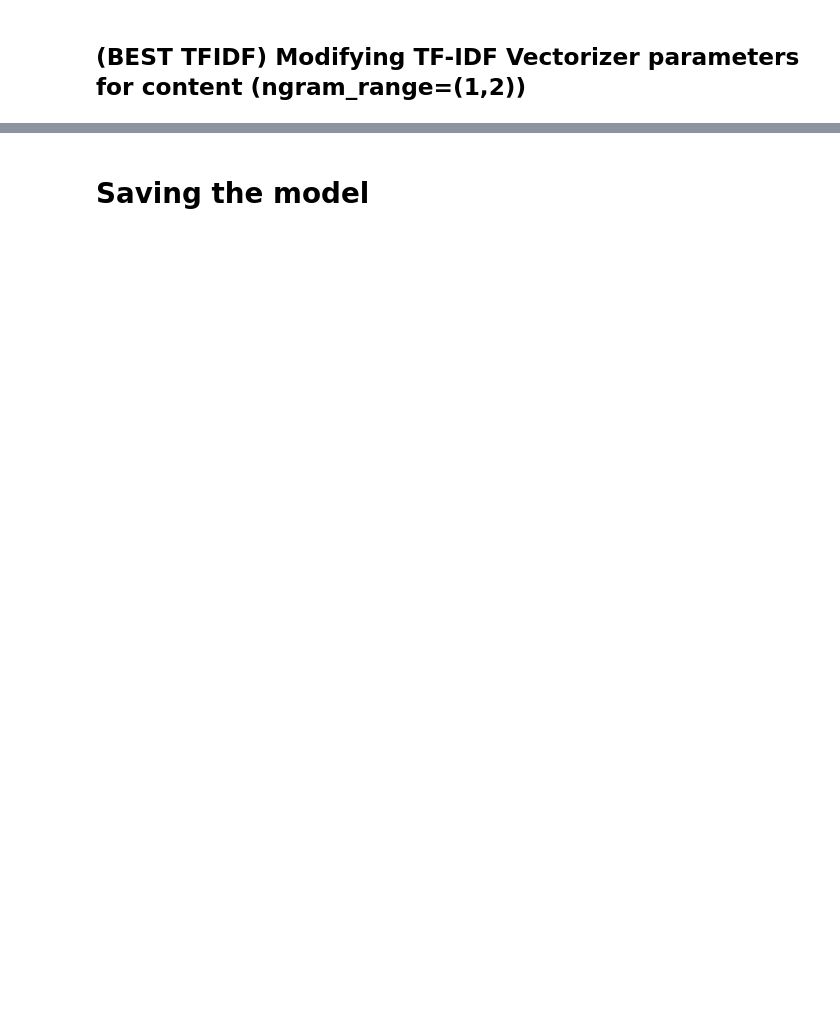
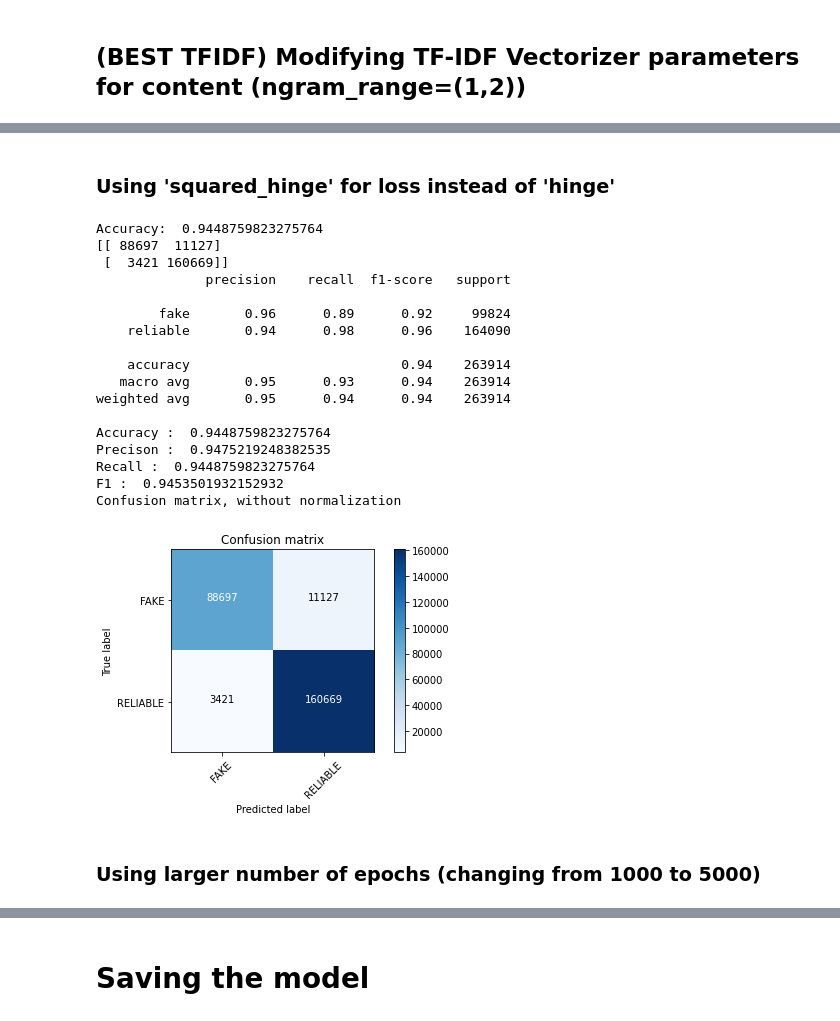
Before and after one commit to CS3244-MachineLearning-Project-AY2021/Fake_News_Detection, a Jupyter notebook: Jerry/Combined_Content_SVM.ipynb, the cells around one changed output, grey strips where cells are left out. Drawn from its saved outputs; the diff is of its cells as text; code cells hidden in the pictures; blank space fills up the shorter version.

```diff
--- a/Jerry/Combined_Content_SVM.ipynb
+++ b/Jerry/Combined_Content_SVM.ipynb
@@ -389,0 +504,37 @@ Confusion matrix, without normalization
+# %% [markdown]
+### Using 'squared_hinge' for loss instead of 'hinge'
+# %%
+from sklearn.linear_model import PassiveAggressiveClassifier
+
+pa_model_test4 = Pipeline([('tfidf', TfidfVectorizer(ngram_range=(1,2))), ('passive_aggressive', PassiveAggressiveClassifier(n_iter_no_change=50, loss='squared_hinge'))])
+# %%
+from sklearn import metrics
+
+pa_model_test4.fit(X_train, Y_train)
+pa_pred_test4 = pa_model_test4.predict(X_test)
+pa_score_test4 = metrics.accuracy_score(Y_test, pa_pred_test4)
+print("Accuracy: ", pa_score_test4)
+pa_cm_test4 = metrics.confusion_matrix(Y_test, pa_pred_test4)
+print_metrices(pa_pred_test4, Y_test)
+plot_confusion_matrix(pa_cm_test4, classes=['FAKE', 'RELIABLE'])
+# %% [output]
+Accuracy:  0.9448759823275764
+[[ 88697  11127]
+ [  3421 160669]]
+              precision    recall  f1-score   support
+
+        fake       0.96      0.89      0.92     99824
+    reliable       0.94      0.98      0.96    164090
+
+    accuracy                           0.94    263914
+   macro avg       0.95      0.93      0.94    263914
+weighted avg       0.95      0.94      0.94    263914
+
+Accuracy :  0.9448759823275764
+Precison :  0.9475219248382535
+Recall :  0.9448759823275764
+F1 :  0.9453501932152932
+Confusion matrix, without normalization
+[figure, added]
+# %% [markdown]
+### Using larger number of epochs (changing from 1000 to 5000)
```
Also changed, not shown: parts of 16 cells of this notebook.
